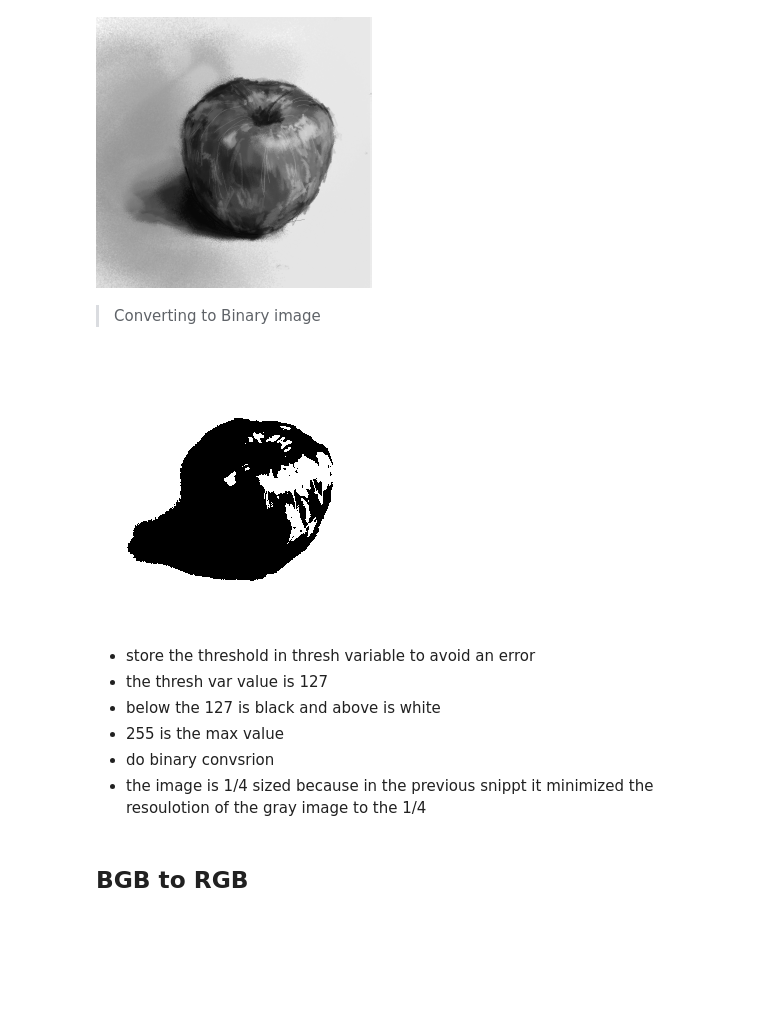
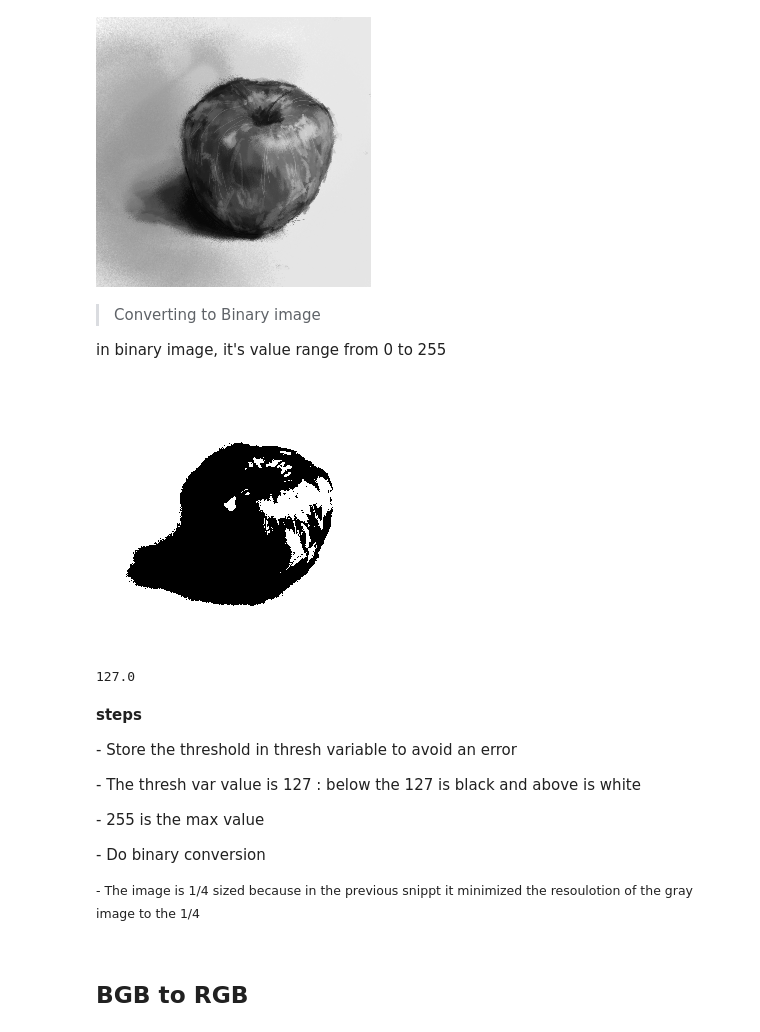
Before and after one commit to MariamZayed/Computer_Vision_labs, a Jupyter notebook: lab2_CV.ipynb, the cells around one changed output. Cells and saved outputs as stored; diff of their text form; code cells hidden in the pictures; blank space fills up the shorter version.

```diff
--- a/lab2_CV.ipynb
+++ b/lab2_CV.ipynb
@@ -17,6 +13,11 @@ original_img =('apple.jpg',0)
 # %%
-bgr_img = cv.imread('apple.jpg',cv.IMREAD_REDUCED_COLOR_4)
+bgr_img = cv.imread('apple.jpg')
 gray_img = cv.cvtColor(bgr_img, cv.COLOR_BGR2GRAY)
+
+#following code to resize, not important.
+bgr_img = cv.resize(bgr_img,(0,0),fx=0.25, fy=0.25)
+gray_img = cv.resize(gray_img,(0,0),fx=0.25, fy=0.25)
+
 cv_imshow(bgr_img)
 cv_imshow(gray_img)
 # %% [output]
@@ -24,18 +25,24 @@ cv_imshow(gray_img)
 [figure]
 # %% [markdown]
 > Converting to Binary image
+  <p> in binary image, it's value range from 0 to 255
 # %%
-(thresh, binary_image) = cv.threshold(gray_img,127,255,cv.THRESH_BINARY)
+threshold = 127
+max_value = 255
+binary_threshold = cv.THRESH_BINARY
+
+(thresh, binary_image) = cv.threshold(gray_img, threshold, max_value, binary_threshold )
 cv_imshow(binary_image)
 # %% [output]
-[figure, old version]
+[figure, new version]
+127.0
 # %% [markdown]
-* store the threshold in thresh variable to avoid an error
-* the thresh var value is 127
-* below the 127 is black and above is white
-* 255 is the max value
-* do binary convsrion
-* the image is 1/4 sized because in the previous snippt it minimized the resoulotion of the gray image to the 1/4
+**steps**
+<p>- Store the threshold in thresh variable to avoid an error
+<p>- The thresh var value is 127 : below the 127 is black and above is white
+<p>- 255 is the max value
+<p>- Do binary conversion
+<p><small>   -   The image is 1/4 sized because in the previous snippt it minimized the resoulotion of the gray image to the 1/4
 # %% [markdown]
 ## BGB to RGB
 # %%
```
Also changed, not shown: parts of 17 cells of this notebook, 1 other file.
